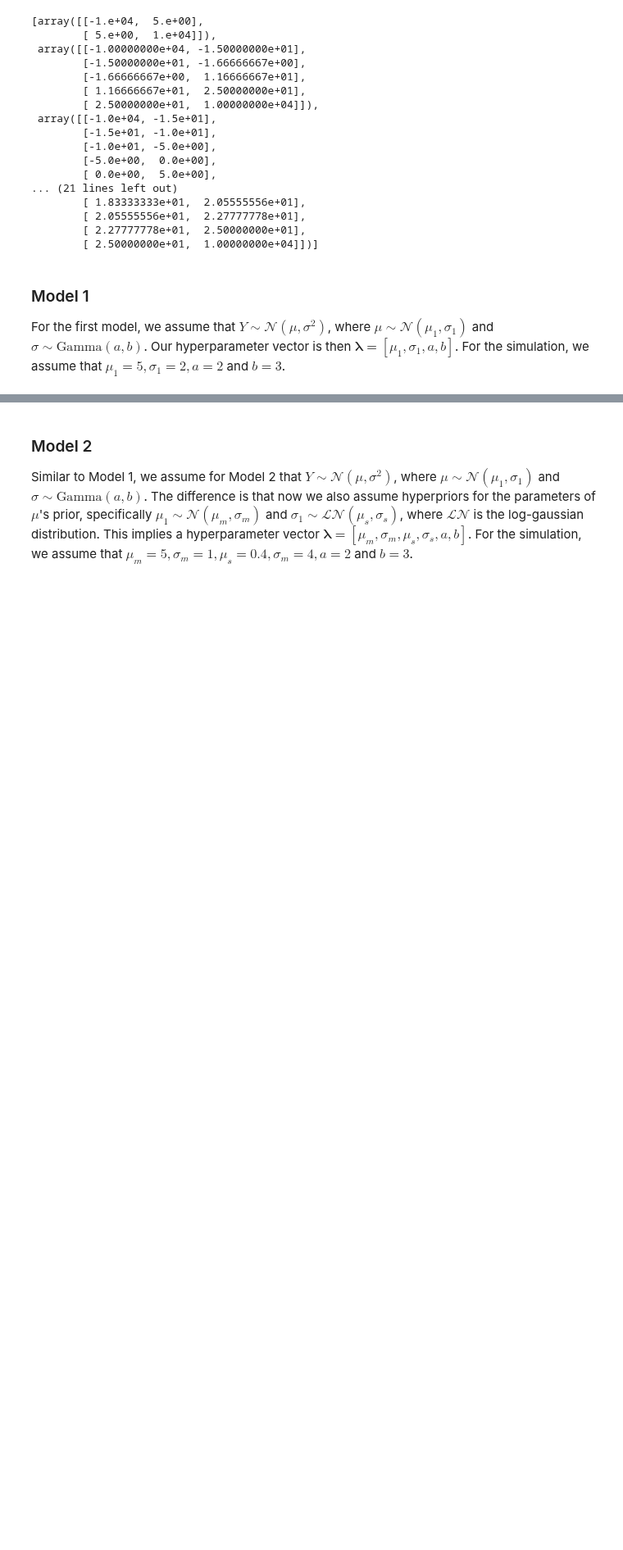
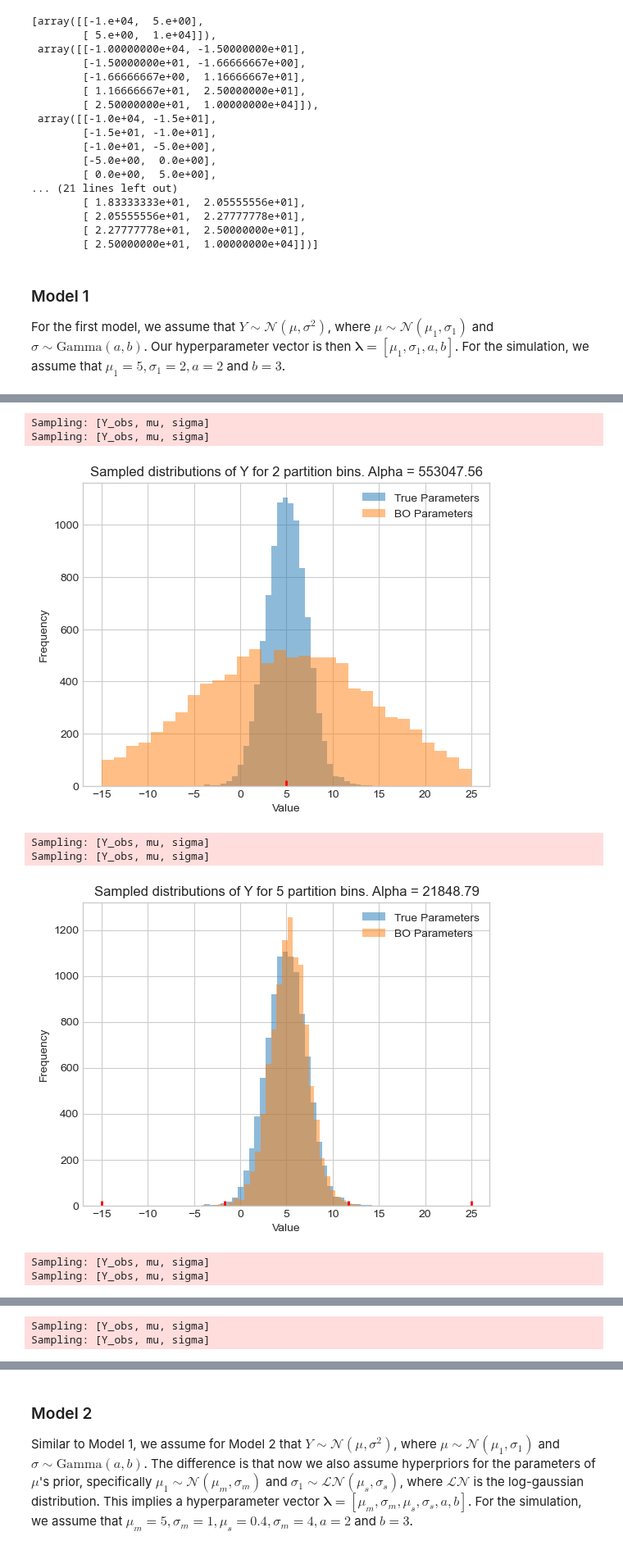
Before and after one commit to PanagiotisAnastasakis/ppe, a Jupyter notebook: BO_simulations/simulations.ipynb, the cells around one changed output, grey strips where cells are left out. Shown at 82% size. Drawn from its saved outputs; the diff is of its cells as text; code cells hidden in the pictures; blank space fills up the shorter version.

```diff
--- a/BO_simulations/simulations.ipynb
+++ b/BO_simulations/simulations.ipynb
@@ -73,10 +73,10 @@ upper_inner_gaussian_1 = 5 + 20
 
 
 
-simulated_expert_probs_gaussian_1 = np.zeros(len(num_bins))
-best_params_gaussian_1 = np.zeros(len(num_bins))
-best_probs_gaussian_1 = np.zeros(len(num_bins))
-alphas_gaussian_1 = np.zeros(len(num_bins))
+simulated_expert_probs_gaussian_1 = []
+best_params_gaussian_1 = []
+best_probs_gaussian_1 = []
+alphas_gaussian_1 = []
 
 
 for i in range(num_bins.shape[0]):
@@ -93,9 +93,9 @@ for i in range(num_bins.shape[0]):
                                                                   param_bounds = param_bounds_gaussian_1,
                                                                   target_samples = target_samples)
 
-    simulated_expert_probs_gaussian_1 = expert_probs
-    best_params_gaussian_1 = best_params
-    best_probs_gaussian_1 = best_probs
-    alphas_gaussian_1 = alpha
+    simulated_expert_probs_gaussian_1.append(expert_probs)
+    best_params_gaussian_1.append(best_params)
+    best_probs_gaussian_1.append(best_probs)
+    alphas_gaussian_1.append(alpha)
 # %% [output]
 Sampling: [Y_obs, mu, sigma]
@@ -118,0 +118,22 @@ KeyboardInterrupt:
+# %%
+for i in range(len(num_bins)):
+
+    make_plots(model = gaussian_model_1,
+               lambd_names = lambd_names_gaussian_1,
+               lambd_true_vals = lambd_true_vals_gaussian_1,
+               best_params = best_params_gaussian_1[i],
+               alpha = alphas_gaussian_1[i],
+               J = J,
+               num_bins = num_bins[i],
+               partitions=gaussian_partitions[i],
+               lower_inner = lower_inner_gaussian_1,
+               upper_inner = upper_inner_gaussian_1)
+# %% [output]
+Sampling: [Y_obs, mu, sigma]
+Sampling: [Y_obs, mu, sigma]
+[figure, added]
+Sampling: [Y_obs, mu, sigma]
+Sampling: [Y_obs, mu, sigma]
+[figure, added]
+Sampling: [Y_obs, mu, sigma]
+Sampling: [Y_obs, mu, sigma]
@@ -118,0 +141,2 @@ KeyboardInterrupt:
+Sampling: [Y_obs, mu, sigma]
+Sampling: [Y_obs, mu, sigma]
```
Also changed, not shown: parts of 6 cells of this notebook, 1 other file.
